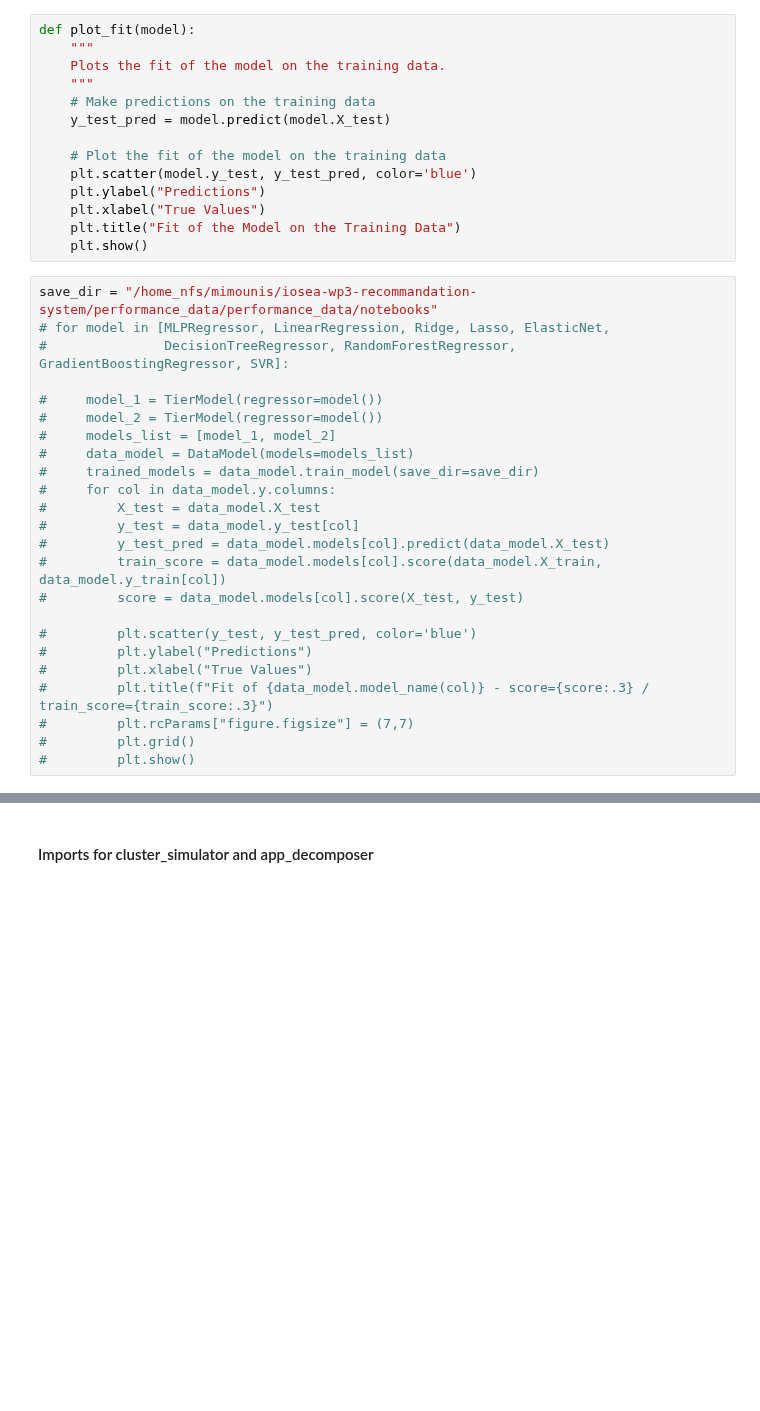
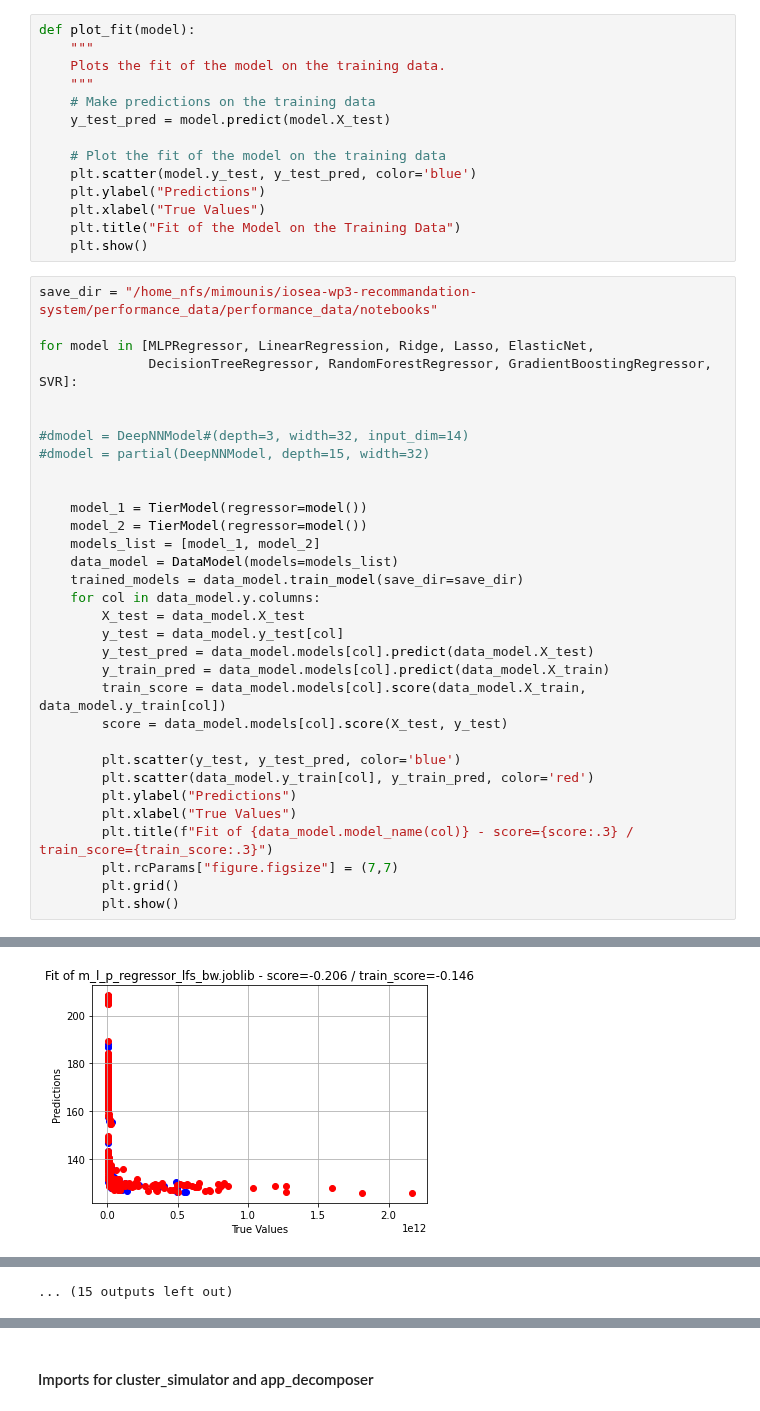
Before and after one commit to io-sea/recommendation-system, a Jupyter notebook: performance_data/performance_data/notebooks/perf_regression.ipynb, the cells around one changed output, grey strips where cells are left out. Cells and saved outputs as stored; diff of their text form; blank space fills up the shorter version.

```diff
--- a/performance_data/performance_data/notebooks/perf_regression.ipynb
+++ b/performance_data/performance_data/notebooks/perf_regression.ipynb
@@ -34,25 +36,34 @@ def plot_fit(model):
     plt.show()
 # %%
 save_dir = "/home_nfs/mimounis/iosea-wp3-recommandation-system/performance_data/performance_data/notebooks"
-# for model in [MLPRegressor, LinearRegression, Ridge, Lasso, ElasticNet,
-#               DecisionTreeRegressor, RandomForestRegressor, GradientBoostingRegressor, SVR]:
 
-#     model_1 = TierModel(regressor=model())
-#     model_2 = TierModel(regressor=model())
-#     models_list = [model_1, model_2]
-#     data_model = DataModel(models=models_list)
-#     trained_models = data_model.train_model(save_dir=save_dir)
-#     for col in data_model.y.columns:
-#         X_test = data_model.X_test
-#         y_test = data_model.y_test[col]
-#         y_test_pred = data_model.models[col].predict(data_model.X_test)
-#         train_score = data_model.models[col].score(data_model.X_train, data_model.y_train[col])
-#         score = data_model.models[col].score(X_test, y_test)
+for model in [MLPRegressor, LinearRegression, Ridge, Lasso, ElasticNet,
+              DecisionTreeRegressor, RandomForestRegressor, GradientBoostingRegressor, SVR]:
 
-#         plt.scatter(y_test, y_test_pred, color='blue')
-#         plt.ylabel("Predictions")
-#         plt.xlabel("True Values")
-#         plt.title(f"Fit of {data_model.model_name(col)} - score={score:.3} / train_score={train_score:.3}")
-#         plt.rcParams["figure.figsize"] = (7,7)
-#         plt.grid()
-#         plt.show()
+
+#dmodel = DeepNNModel#(depth=3, width=32, input_dim=14)
+#dmodel = partial(DeepNNModel, depth=15, width=32)
+
+
+    model_1 = TierModel(regressor=model())
+    model_2 = TierModel(regressor=model())
+    models_list = [model_1, model_2]
+    data_model = DataModel(models=models_list)
+    trained_models = data_model.train_model(save_dir=save_dir)
+    for col in data_model.y.columns:
+        X_test = data_model.X_test
+        y_test = data_model.y_test[col]
+        y_test_pred = data_model.models[col].predict(data_model.X_test)
+        y_train_pred = data_model.models[col].predict(data_model.X_train)
+        train_score = data_model.models[col].score(data_model.X_train, data_model.y_train[col])
+        score = data_model.models[col].score(X_test, y_test)
+
+        plt.scatter(y_test, y_test_pred, color='blue')
+        plt.scatter(data_model.y_train[col], y_train_pred, color='red')
+        plt.ylabel("Predictions")
+        plt.xlabel("True Values")
+        plt.title(f"Fit of {data_model.model_name(col)} - score={score:.3} / train_score={train_score:.3}")
+        plt.rcParams["figure.figsize"] = (7,7)
+        plt.grid()
+        plt.show()
+# %% [output]
@@ -58,0 +77 @@ save_dir = "/home_nfs/mimounis/iosea-wp3-recommandation-system/performance_data/
+[figure, added]
@@ -59 +106,2 @@ save_dir = "/home_nfs/mimounis/iosea-wp3-recommandation-system/performance_data/
+... (15 outputs left out)
 # %%
```
Also changed, not shown: parts of 5 cells of this notebook, 13 other files.
